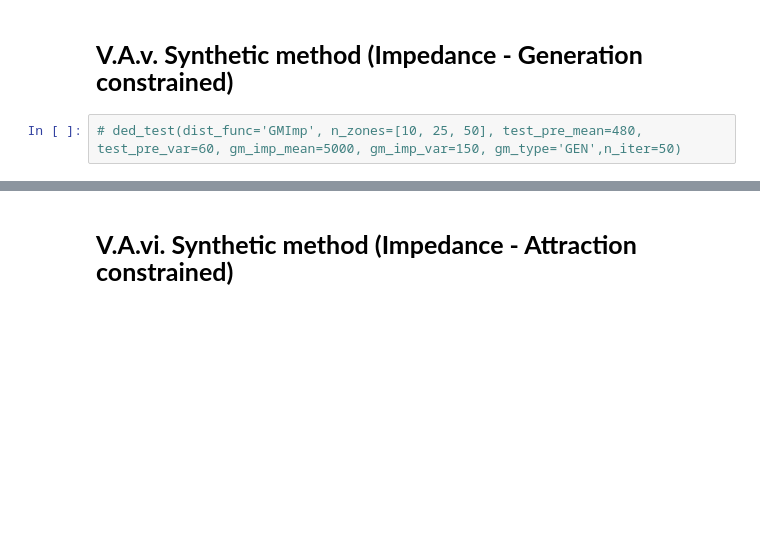
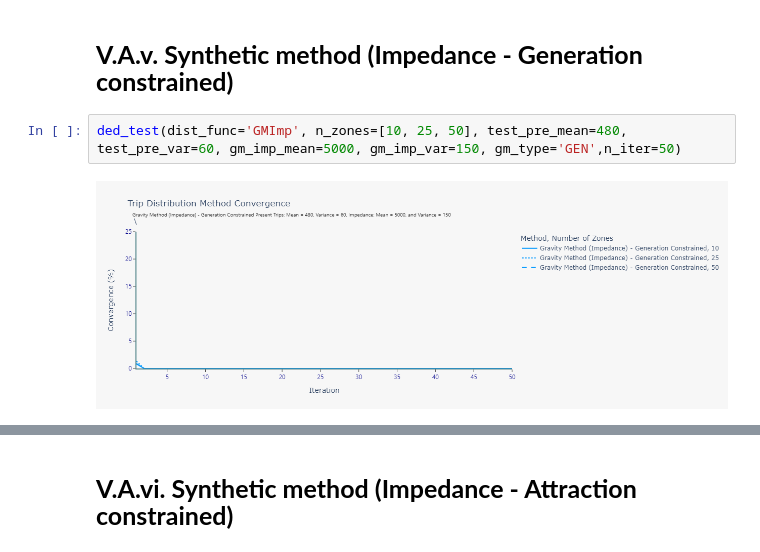
Before and after one commit to glennluigigarcia/Trip_Distribution, a Jupyter notebook: trip_dist.ipynb, the cells around one changed output, grey strips where cells are left out. Cells and saved outputs as stored; diff of their text form; blank space fills up the shorter version.

```diff
--- a/trip_dist.ipynb
+++ b/trip_dist.ipynb
@@ -1183,4 +1337,6 @@ ded_test(dist_func='AFM', n_zones=[10, 25, 50], test_pre_mean=480, test_pre_var=
 # %% [markdown]
 ### <span style='font-family: Helvetica; font-size: 25px'>**V.A.v. Synthetic method (Impedance - Generation constrained)**</span>
 # %%
-# ded_test(dist_func='GMImp', n_zones=[10, 25, 50], test_pre_mean=480, test_pre_var=60, gm_imp_mean=5000, gm_imp_var=150, gm_type='GEN',n_iter=50)
+ded_test(dist_func='GMImp', n_zones=[10, 25, 50], test_pre_mean=480, test_pre_var=60, gm_imp_mean=5000, gm_imp_var=150, gm_type='GEN',n_iter=50)
+# %% [output]
+[figure, added]
```
Also changed, not shown: parts of 62 cells of this notebook.
